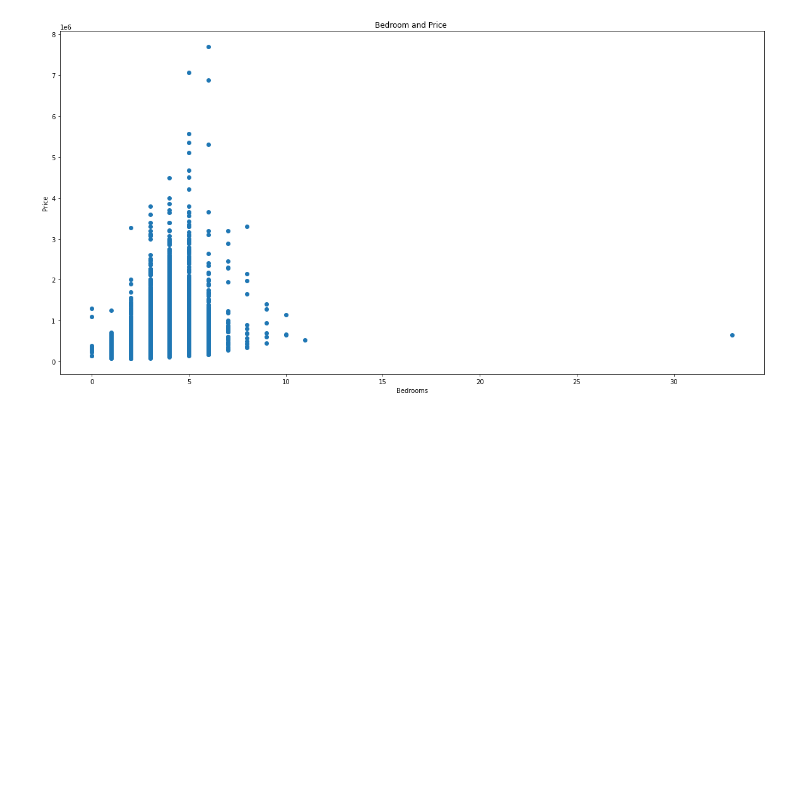
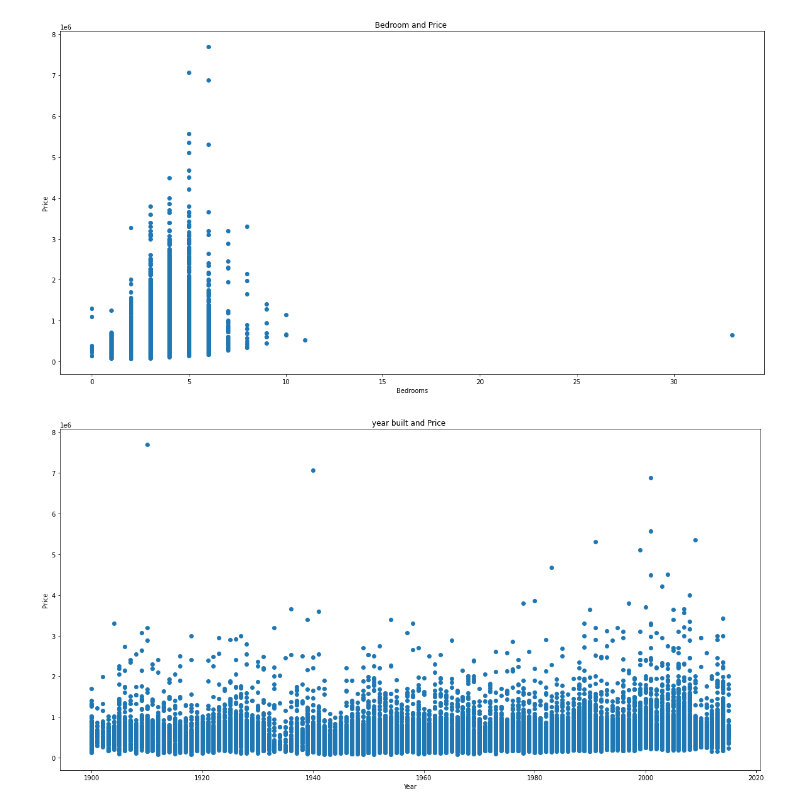
Before and after one commit to 623059008/InfoVizProject, a Jupyter notebook: FinalProject.ipynb, the cells around one changed output. Saved outputs shown, nothing was run; the diff lists cells and outputs as text; code cells hidden in the pictures; blank space fills up the shorter version.

```diff
--- a/FinalProject.ipynb
+++ b/FinalProject.ipynb
@@ -130,3 +130,12 @@ plt.ylabel("Price")
 plt.show()
 # %% [output]
 [figure]
+# %%
+plt.figure(figsize=(20, 10))
+plt.scatter(data.yr_built,data.price)
+plt.title("year built and Price ")
+plt.xlabel("Year")
+plt.ylabel("Price")
+plt.show()
+# %% [output]
+[figure, added]
```
Also changed, not shown: parts of 2 cells of this notebook.
